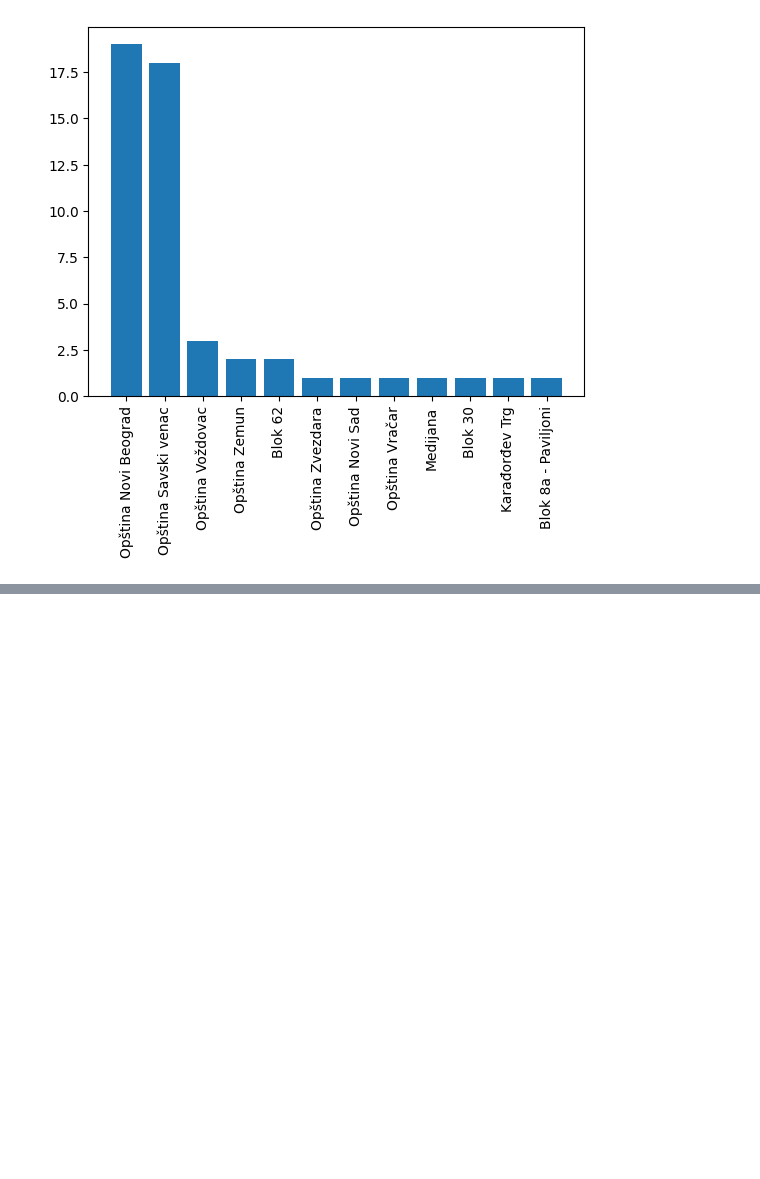
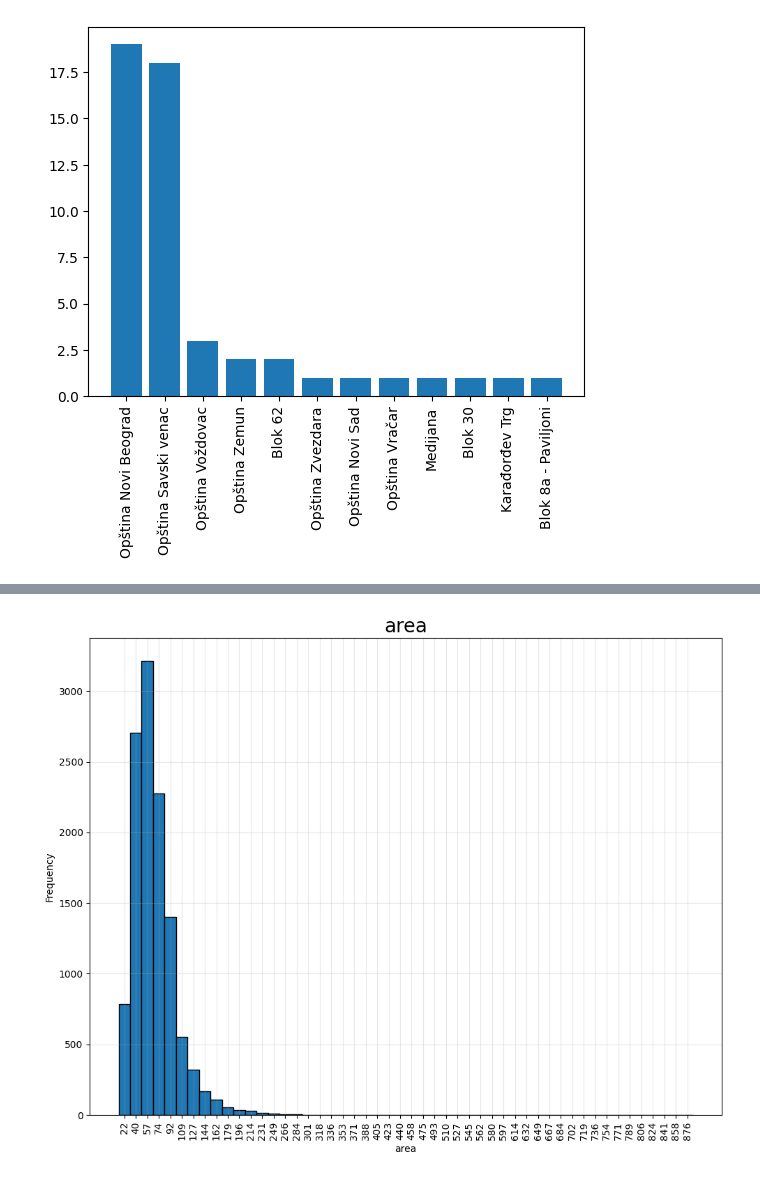
Before and after one commit to dobrosavljevicnenad/DataScience-Apartments, a Jupyter notebook: apartments.ipynb, the cells around one changed output, grey strips where cells are left out. Saved outputs shown, nothing was run; the diff lists cells and outputs as text; code cells hidden in the pictures; blank space fills up the shorter version.

```diff
--- a/apartments.ipynb
+++ b/apartments.ipynb
@@ -317,0 +326,4 @@ Name: area, dtype: float64
+# %%
+hist_col('area')
+# %% [output]
+[figure, added]
```
Also changed, not shown: parts of 7 cells of this notebook.
